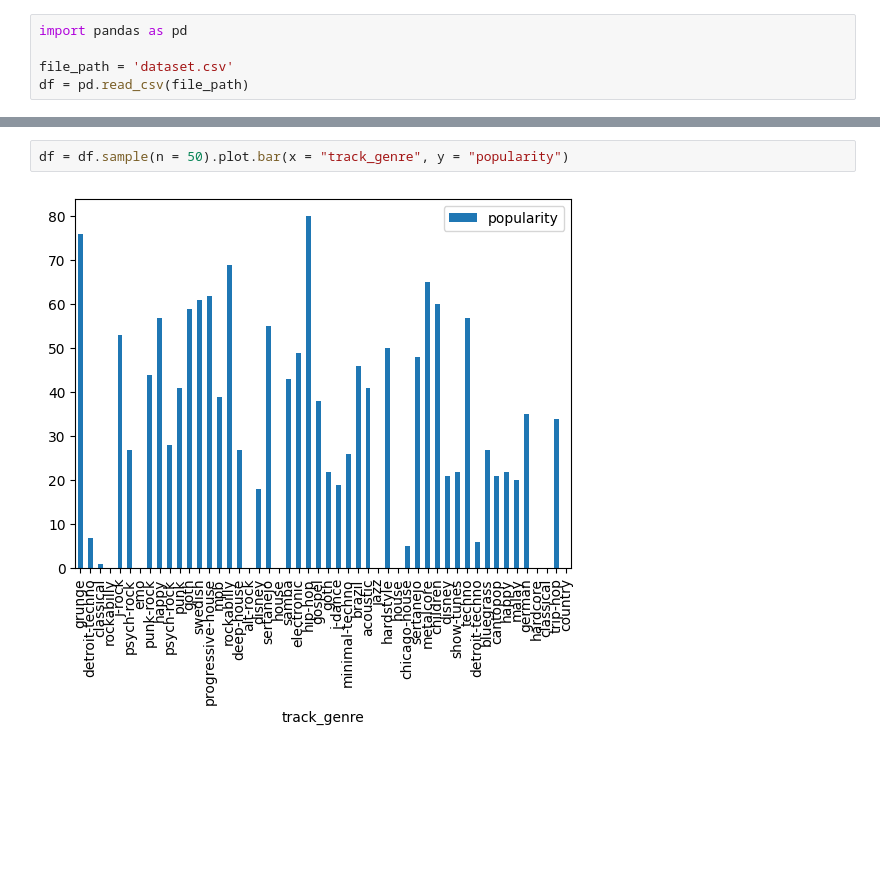
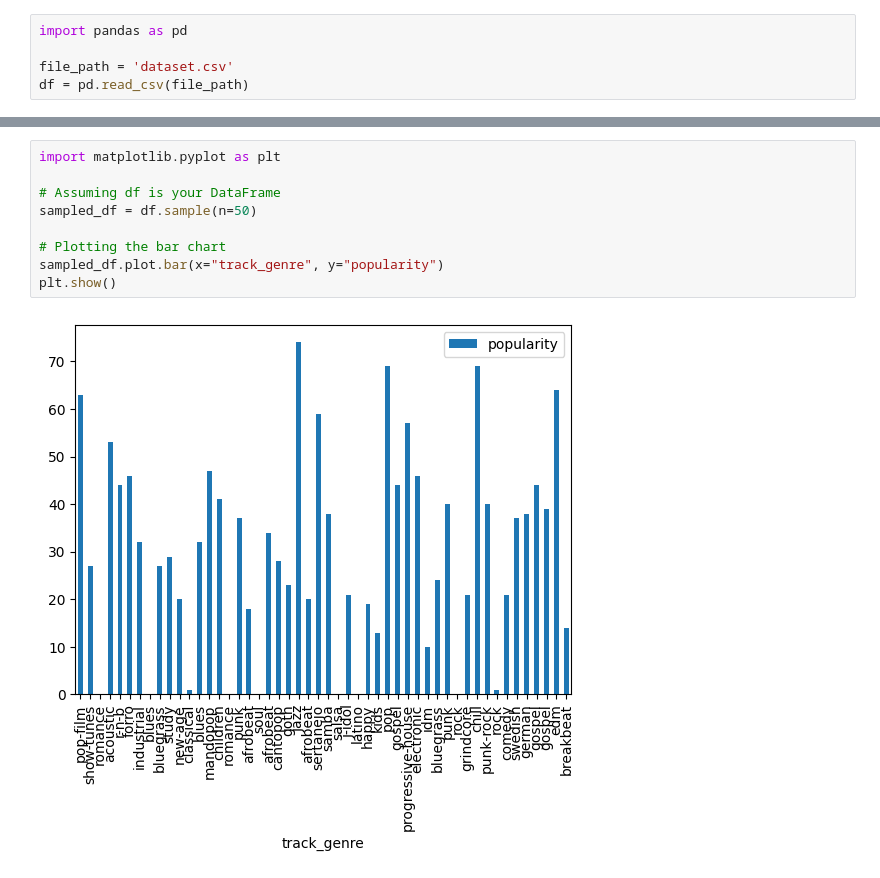
Before and after one commit to devwilkes/Playlist, a Jupyter notebook: Playlist_Analysis.ipynb, the cells around one changed output, grey strips where cells are left out. Cells and saved outputs as stored; diff of their text form; blank space fills up the shorter version.

```diff
--- a/Playlist_Analysis.ipynb
+++ b/Playlist_Analysis.ipynb
@@ -49,4 +10,11 @@ pop_df.head(50)
 # %%
-df = df.sample(n = 50).plot.bar(x = "track_genre", y = "popularity")
+import matplotlib.pyplot as plt
+
+# Assuming df is your DataFrame
+sampled_df = df.sample(n=50)
+
+# Plotting the bar chart
+sampled_df.plot.bar(x="track_genre", y="popularity")
+plt.show()
 # %% [output]
-[figure, old version]
+[figure, new version]
```
Also changed, not shown: parts of 4 cells of this notebook.
